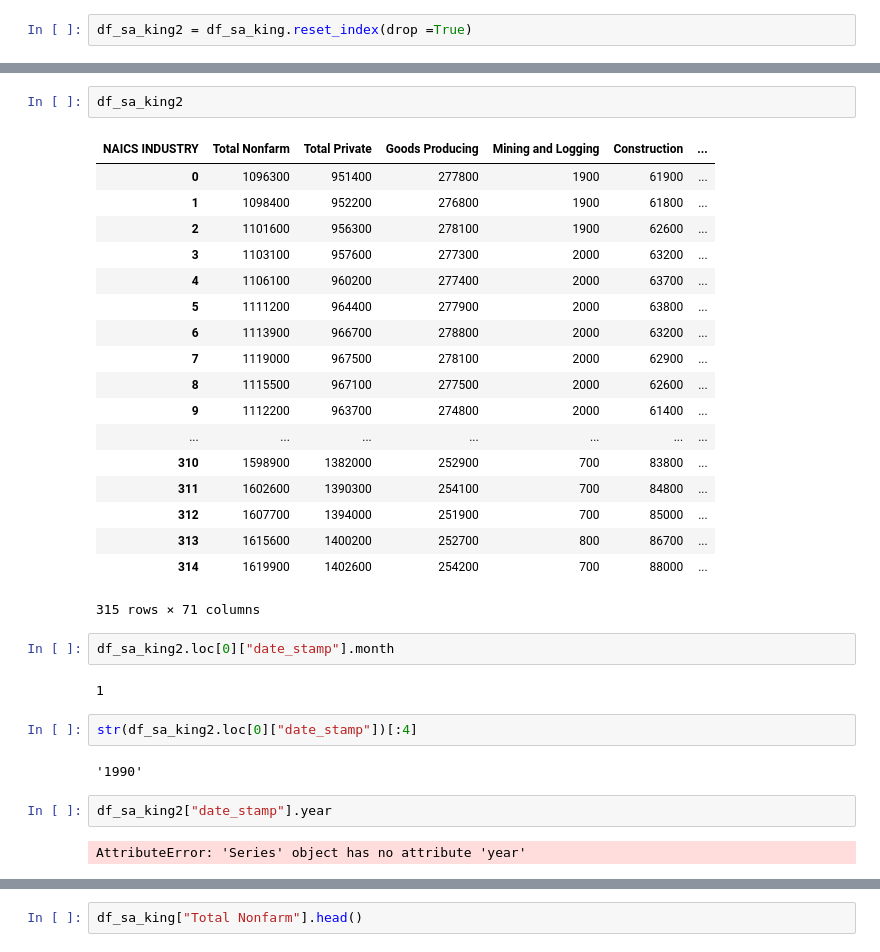
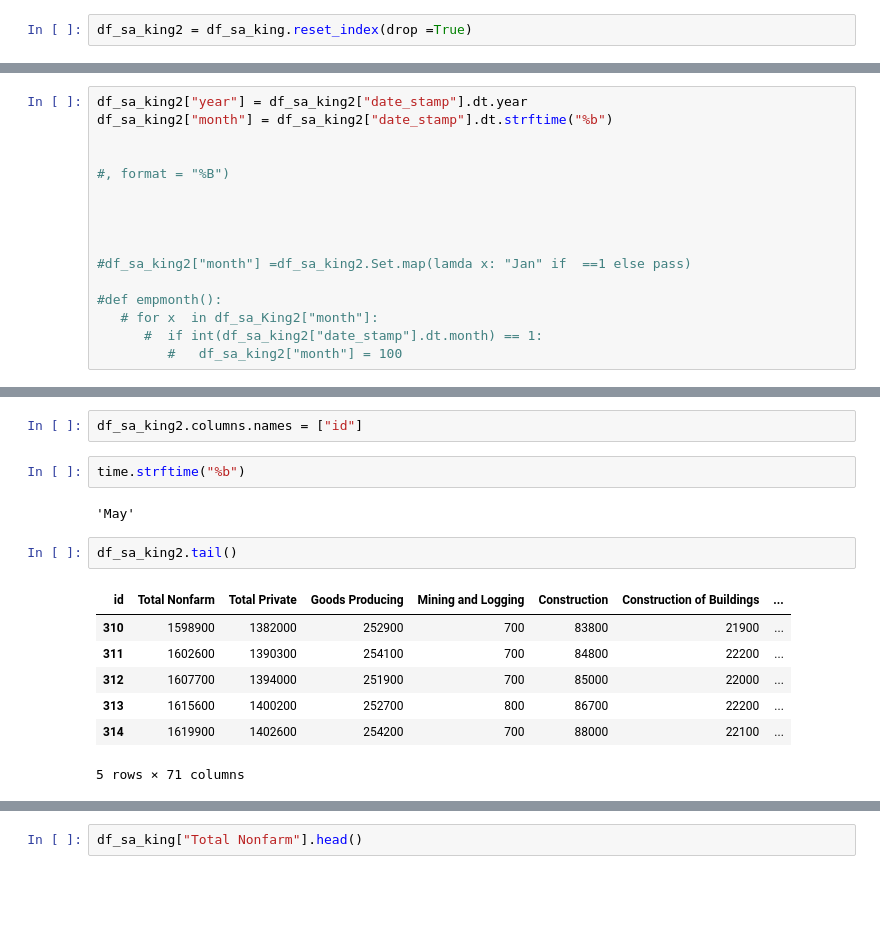
Before and after one commit to jalaljahir/wa_esd_emp, a Jupyter notebook: monthly_emp_update_ESD.ipynb, the cells around one changed output, grey strips where cells are left out. Drawn from its saved outputs; the diff is of its cells as text; blank space fills up the shorter version.

```diff
--- a/monthly_emp_update_ESD.ipynb
+++ b/monthly_emp_update_ESD.ipynb
@@ -161,3 +159,19 @@ df_sa_king2["year"] = df_sa_king2["date_stamp"].dt.year
+# %%
+df_sa_king2["year"] = df_sa_king2["date_stamp"].dt.year
+df_sa_king2["month"] = df_sa_king2["date_stamp"].dt.strftime("%b")
+
+
+#, format = "%B")
+
+
+
+
+#df_sa_king2["month"] =df_sa_king2.Set.map(lamda x: "Jan" if  ==1 else pass)
+
+#def empmonth():
+   # for x  in df_sa_King2["month"]:
+      #  if int(df_sa_king2["date_stamp"].dt.month) == 1:
+         #   df_sa_king2["month"] = 100
 # %%
 df_sa_king2.tail()
 # %% [output]
@@ -207,33 +185,16 @@ IndentationError: unexpected indent (<ipython-input-525-32f6bd9fd78e>, line 4)
+# %%
+df_sa_king2.columns.names = ["id"]
+# %%
+time.strftime("%b")
+# %% [output]
+'May'
 # %%
-df_sa_king2
+df_sa_king2.tail()
 # %% [output]
-| NAICS INDUSTRY | Total Nonfarm | Total Private | Goods Producing | Mining and Logging | Construction | ... |
-| 0 | 1096300 | 951400 | 277800 | 1900 | 61900 | ... |
-| 1 | 1098400 | 952200 | 276800 | 1900 | 61800 | ... |
-| 2 | 1101600 | 956300 | 278100 | 1900 | 62600 | ... |
-| 3 | 1103100 | 957600 | 277300 | 2000 | 63200 | ... |
-| 4 | 1106100 | 960200 | 277400 | 2000 | 63700 | ... |
-| 5 | 1111200 | 964400 | 277900 | 2000 | 63800 | ... |
-| 6 | 1113900 | 966700 | 278800 | 2000 | 63200 | ... |
-| 7 | 1119000 | 967500 | 278100 | 2000 | 62900 | ... |
-| 8 | 1115500 | 967100 | 277500 | 2000 | 62600 | ... |
-| 9 | 1112200 | 963700 | 274800 | 2000 | 61400 | ... |
-| ... | ... | ... | ... | ... | ... | ... |
-| 310 | 1598900 | 1382000 | 252900 | 700 | 83800 | ... |
-| 311 | 1602600 | 1390300 | 254100 | 700 | 84800 | ... |
-| 312 | 1607700 | 1394000 | 251900 | 700 | 85000 | ... |
-| 313 | 1615600 | 1400200 | 252700 | 800 | 86700 | ... |
-| 314 | 1619900 | 1402600 | 254200 | 700 | 88000 | ... |
+| id | Total Nonfarm | Total Private | Goods Producing | Mining and Logging | Construction | Construction of Buildings | ... |
+| 310 | 1598900 | 1382000 | 252900 | 700 | 83800 | 21900 | ... |
+| 311 | 1602600 | 1390300 | 254100 | 700 | 84800 | 22200 | ... |
+| 312 | 1607700 | 1394000 | 251900 | 700 | 85000 | 22000 | ... |
+| 313 | 1615600 | 1400200 | 252700 | 800 | 86700 | 22200 | ... |
+| 314 | 1619900 | 1402600 | 254200 | 700 | 88000 | 22100 | ... |
-315 rows × 71 columns
+5 rows × 71 columns
-# %%
-df_sa_king2.loc[0]["date_stamp"].month
-# %% [output]
-1
-# %%
-str(df_sa_king2.loc[0]["date_stamp"])[:4]
-# %% [output]
-'1990'
-# %%
-df_sa_king2["date_stamp"].year
-# %% [output]
-AttributeError: 'Series' object has no attribute 'year'
```
Also changed, not shown: parts of 10 cells of this notebook, 1 other file.
